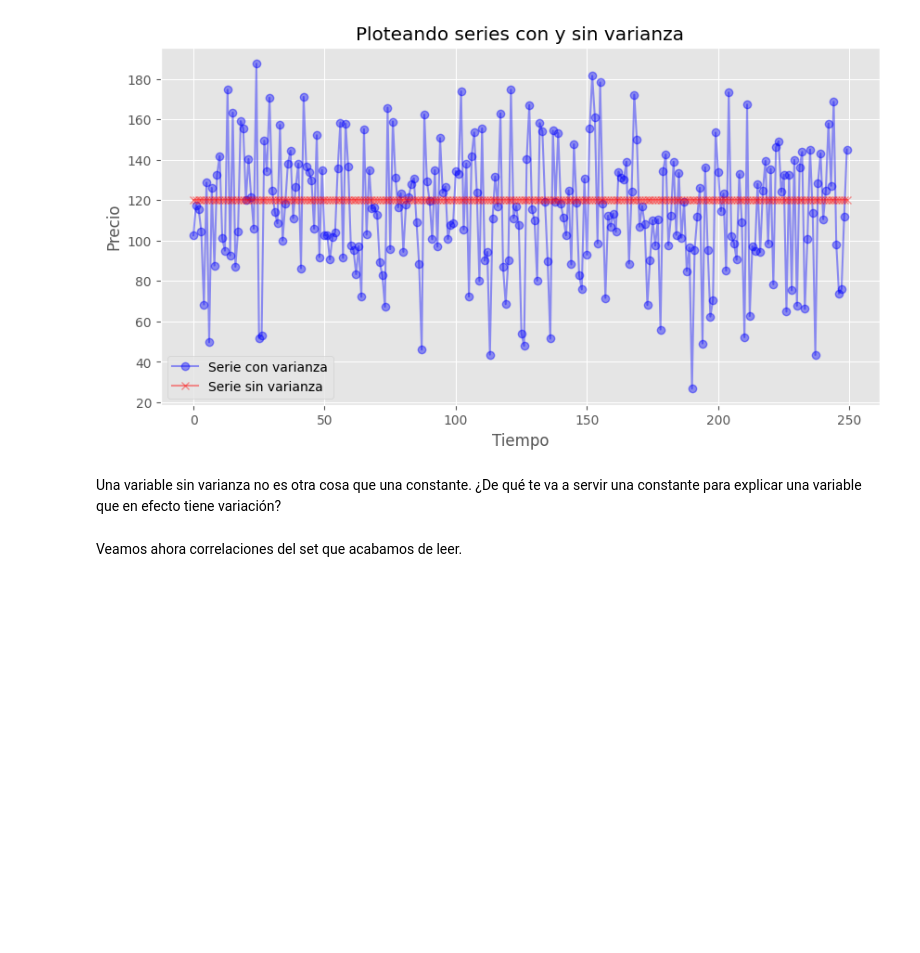
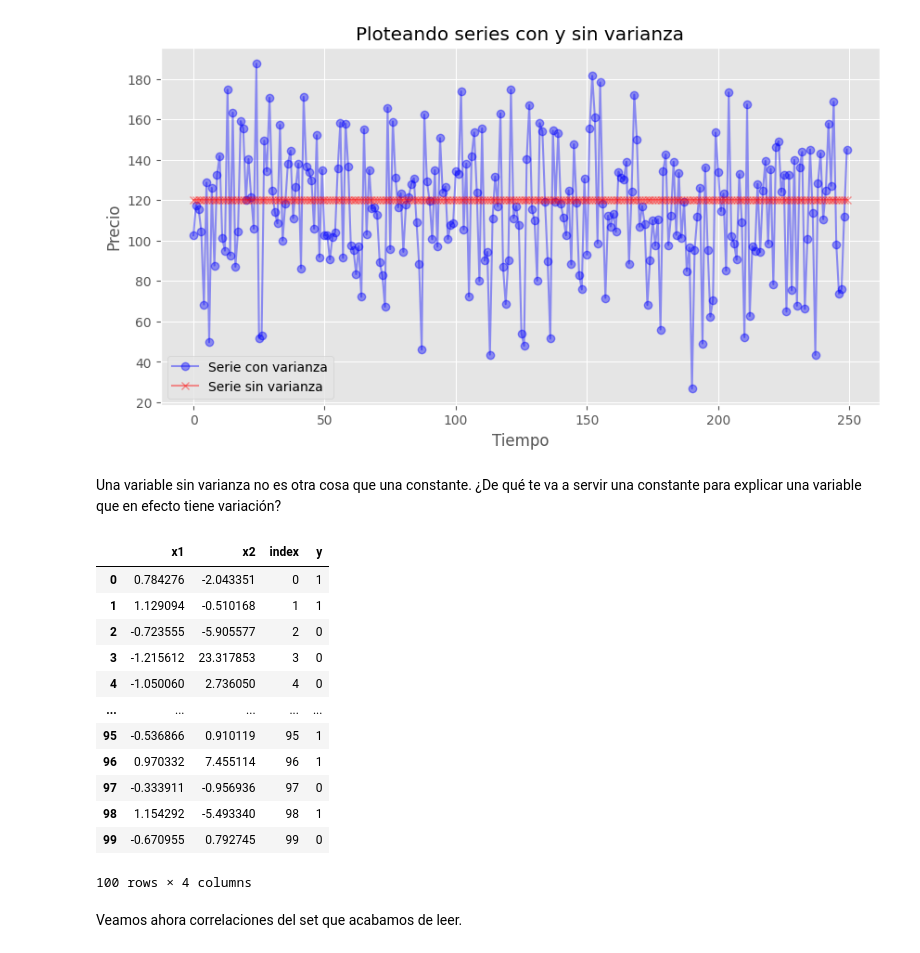
Before and after one commit to bielng/Data-Lab, a Jupyter notebook: 8,1_clase_012021.ipynb, the cells around one changed output. Saved outputs shown, nothing was run; the diff lists cells and outputs as text; code cells hidden in the pictures; blank space fills up the shorter version.

```diff
--- a/8,1_clase_012021.ipynb
+++ b/8,1_clase_012021.ipynb
@@ -146,6 +146,22 @@ Una variable sin varianza no es otra cosa que una constante. ¿De qué te va a s
 path = '.'
 file_name = 'actividad2a_6_1.csv'
 df = pd.read_csv(os.path.join(path, file_name), index_col=0)
+# %%
+df
+# %% [output]
+|  | x1 | x2 | index | y |
+| 0 | 0.784276 | -2.043351 | 0 | 1 |
+| 1 | 1.129094 | -0.510168 | 1 | 1 |
+| 2 | -0.723555 | -5.905577 | 2 | 0 |
+| 3 | -1.215612 | 23.317853 | 3 | 0 |
+| 4 | -1.050060 | 2.736050 | 4 | 0 |
+| ... | ... | ... | ... | ... |
+| 95 | -0.536866 | 0.910119 | 95 | 1 |
+| 96 | 0.970332 | 7.455114 | 96 | 1 |
+| 97 | -0.333911 | -0.956936 | 97 | 0 |
+| 98 | 1.154292 | -5.493340 | 98 | 1 |
+| 99 | -0.670955 | 0.792745 | 99 | 0 |
+100 rows × 4 columns
 # %% [markdown]
 Veamos ahora correlaciones del set que acabamos de leer.
 # %%
```
Also changed, not shown: parts of 3 cells of this notebook.
